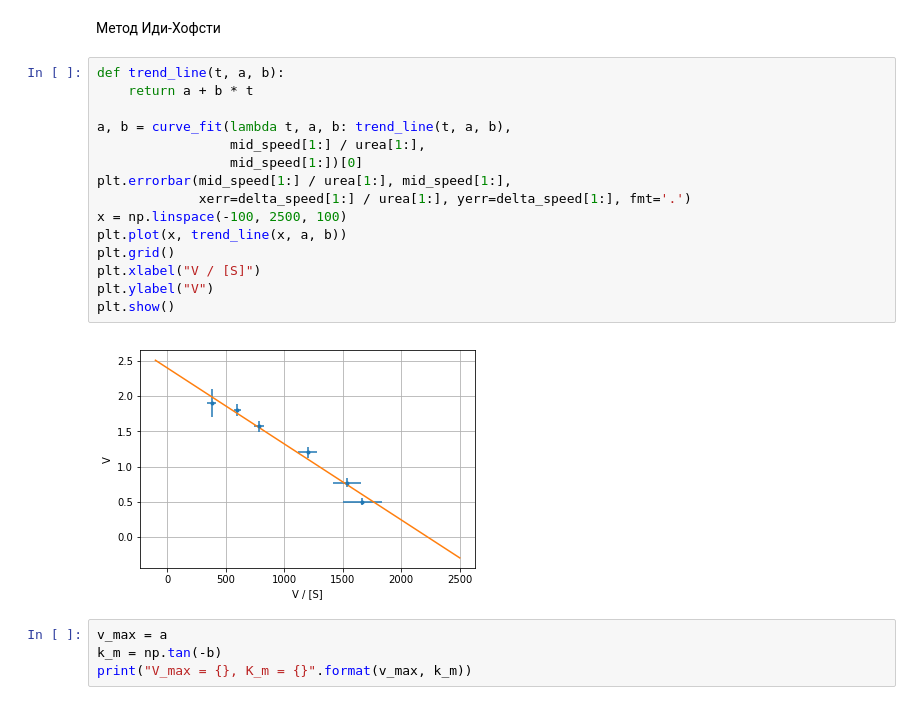
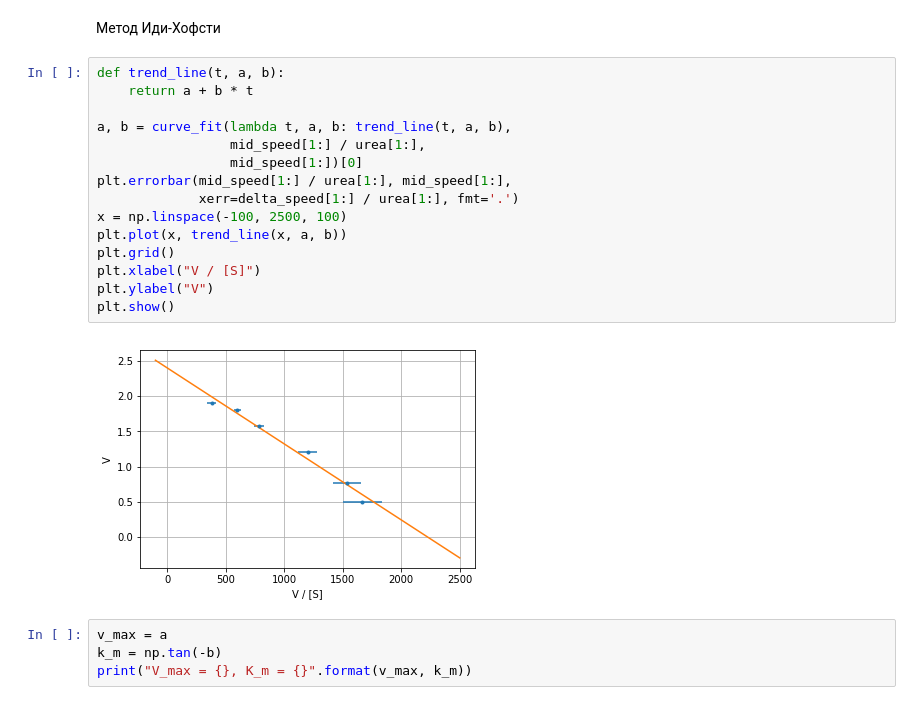
Before and after one commit to kventinel/BSU, a Jupyter notebook: 3_course/1_sem/Bio/Lab3/Lab3.ipynb, the cells around one changed output. Cells and saved outputs as stored; diff of their text form.

```diff
--- a/3_course/1_sem/Bio/Lab3/Lab3.ipynb
+++ b/3_course/1_sem/Bio/Lab3/Lab3.ipynb
@@ -90,20 +90,20 @@ V_max = 2.1620770451378992, K_m = 0.0009163156258956061
 # %%
 def trend_line(t, a, b):
     return a + b * t
 
 a, b = curve_fit(lambda t, a, b: trend_line(t, a, b),
                  mid_speed[1:] / urea[1:],
                  mid_speed[1:])[0]
 plt.errorbar(mid_speed[1:] / urea[1:], mid_speed[1:],
-             xerr=delta_speed[1:] / urea[1:], yerr=delta_speed[1:], fmt='.')
+             xerr=delta_speed[1:] / urea[1:], fmt='.')
 x = np.linspace(-100, 2500, 100)
 plt.plot(x, trend_line(x, a, b))
 plt.grid()
 plt.xlabel("V / [S]")
 plt.ylabel("V")
 plt.show()
 # %% [output]
-[figure, old version]
+[figure, new version]
 # %%
 v_max = a
 k_m = np.tan(-b)
```
Also changed, not shown: 1 other file.
